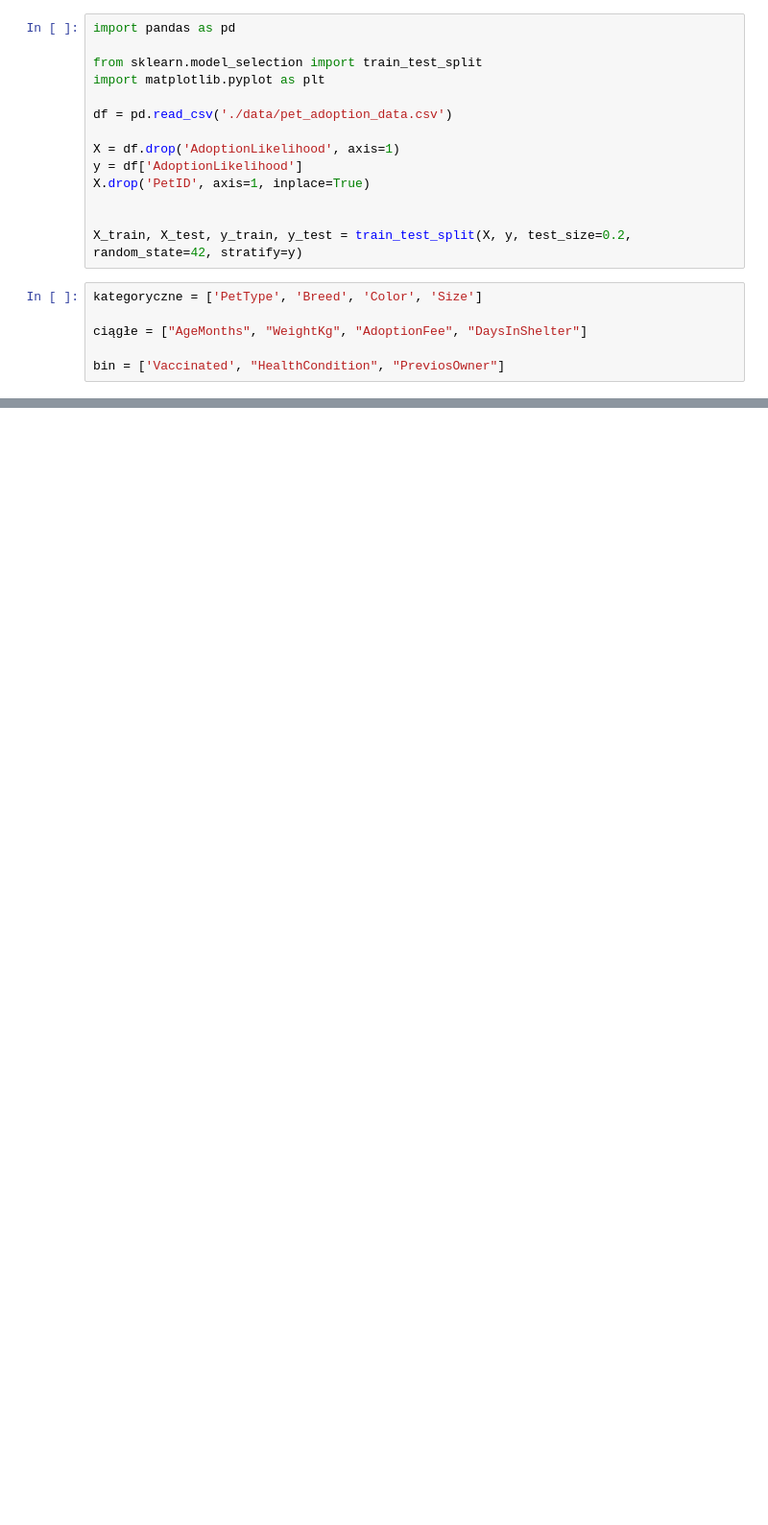
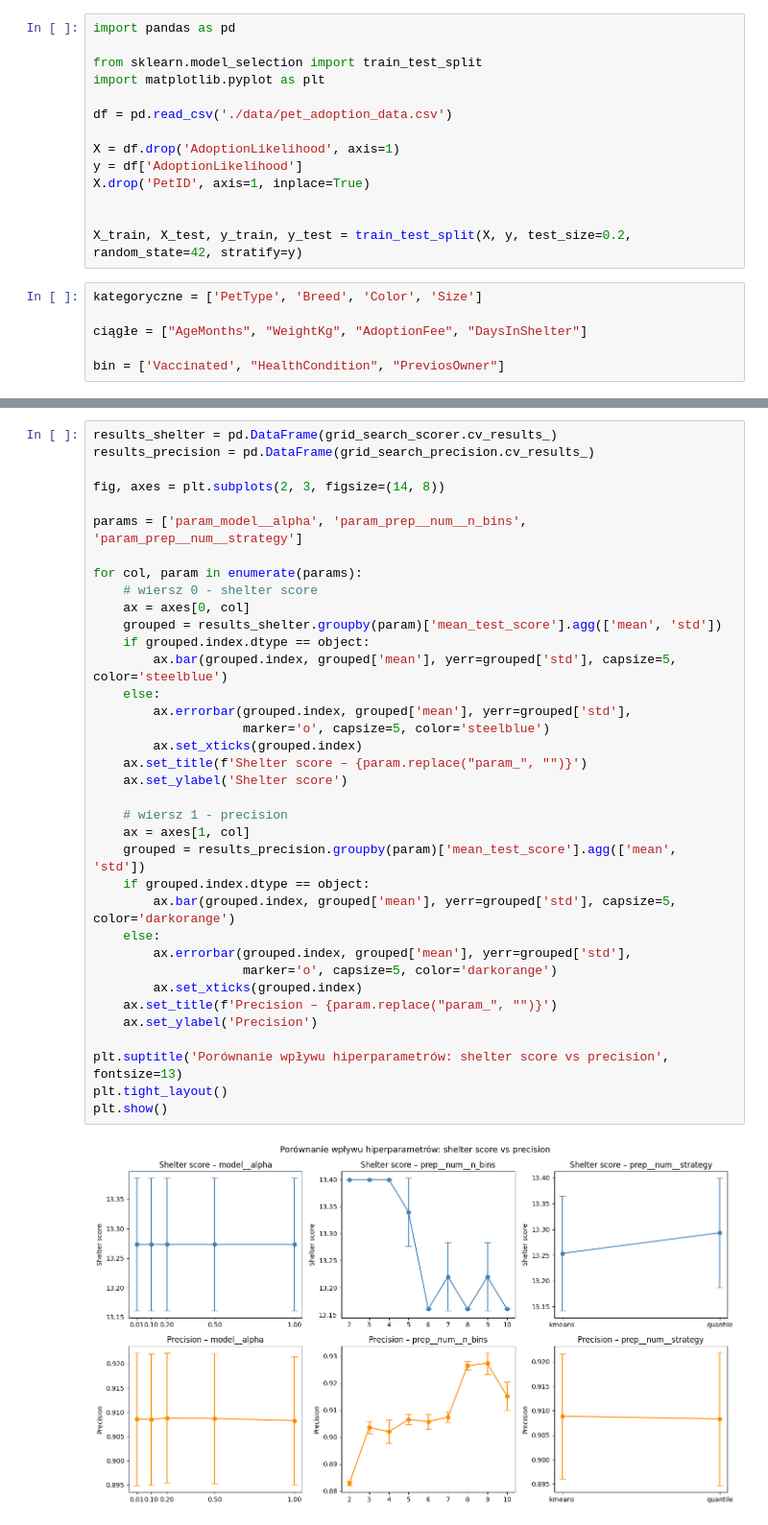
Before and after one commit to Zajecia-na-PWr-LR/lista-4-projekt-grupowy-lematy, a Jupyter notebook: Naiwny_Bayes.ipynb, the cells around one changed output, grey strips where cells are left out. Shown at 96% size. Drawn from its saved outputs; the diff is of its cells as text; blank space fills up the shorter version.

```diff
--- a/Naiwny_Bayes.ipynb
+++ b/Naiwny_Bayes.ipynb
@@ -104,0 +142,38 @@ plt.show()
+# %%
+results_shelter = pd.DataFrame(grid_search_scorer.cv_results_)
+results_precision = pd.DataFrame(grid_search_precision.cv_results_)
+
+fig, axes = plt.subplots(2, 3, figsize=(14, 8))
+
+params = ['param_model__alpha', 'param_prep__num__n_bins', 'param_prep__num__strategy']
+
+for col, param in enumerate(params):
+    # wiersz 0 - shelter score
+    ax = axes[0, col]
+    grouped = results_shelter.groupby(param)['mean_test_score'].agg(['mean', 'std'])
+    if grouped.index.dtype == object:
+        ax.bar(grouped.index, grouped['mean'], yerr=grouped['std'], capsize=5, color='steelblue')
+    else:
+        ax.errorbar(grouped.index, grouped['mean'], yerr=grouped['std'],
+                    marker='o', capsize=5, color='steelblue')
+        ax.set_xticks(grouped.index)
+    ax.set_title(f'Shelter score – {param.replace("param_", "")}')
+    ax.set_ylabel('Shelter score')
+
+    # wiersz 1 - precision
+    ax = axes[1, col]
+    grouped = results_precision.groupby(param)['mean_test_score'].agg(['mean', 'std'])
+    if grouped.index.dtype == object:
+        ax.bar(grouped.index, grouped['mean'], yerr=grouped['std'], capsize=5, color='darkorange')
+    else:
+        ax.errorbar(grouped.index, grouped['mean'], yerr=grouped['std'],
+                    marker='o', capsize=5, color='darkorange')
+        ax.set_xticks(grouped.index)
+    ax.set_title(f'Precision – {param.replace("param_", "")}')
+    ax.set_ylabel('Precision')
+
+plt.suptitle('Porównanie wpływu hiperparametrów: shelter score vs precision', fontsize=13)
+plt.tight_layout()
+plt.show()
+# %% [output]
+[figure, added]
```
Also changed, not shown: parts of 6 cells of this notebook, 2 other files.
